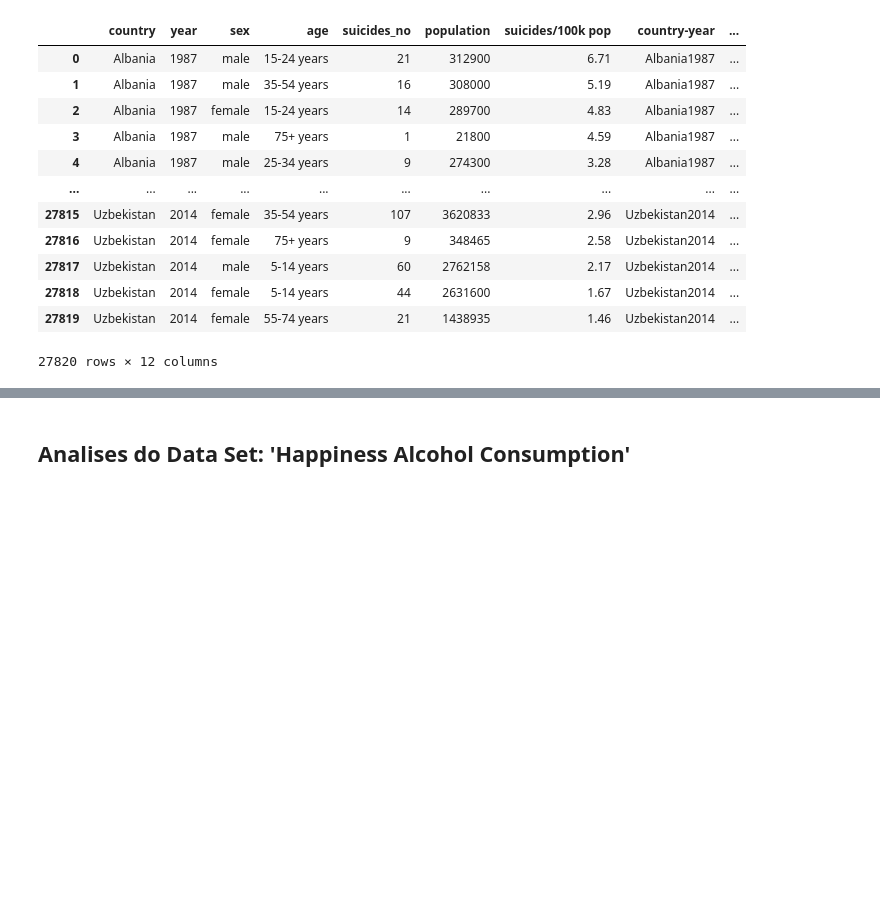
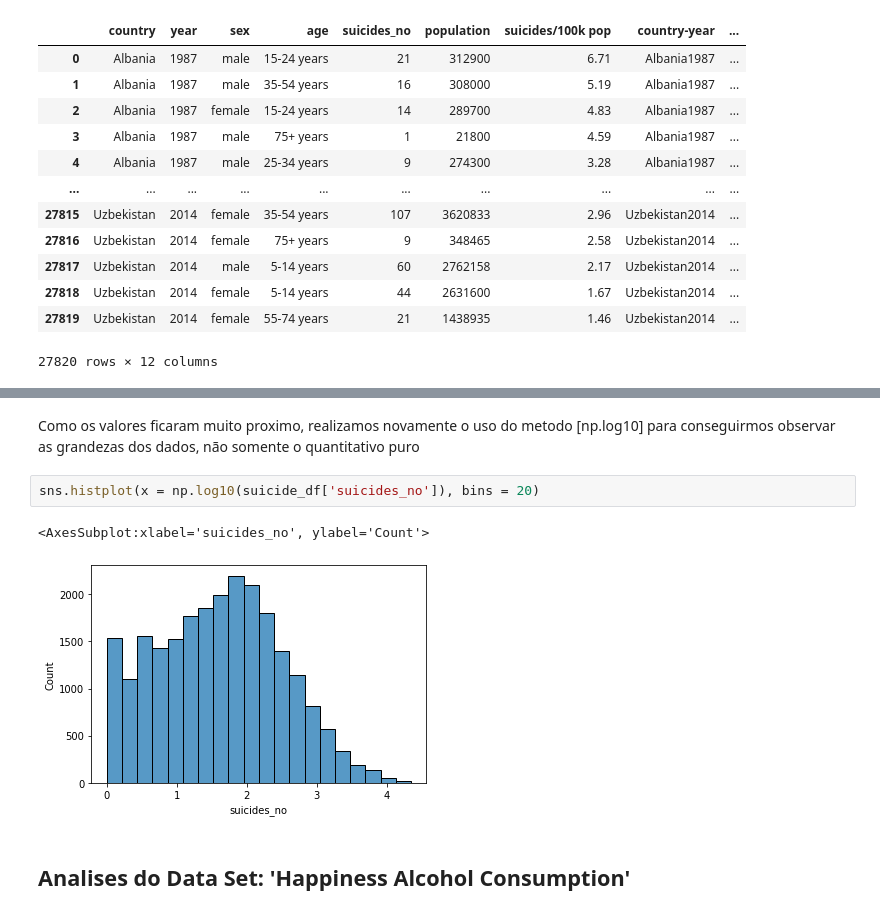
Before and after one commit to DevNataneto/ProjetoCDIA, a Jupyter notebook: analises.ipynb, the cells around one changed output, grey strips where cells are left out. Saved outputs shown, nothing was run; the diff lists cells and outputs as text; blank space fills up the shorter version.

```diff
--- a/analises.ipynb
+++ b/analises.ipynb
@@ -64,3 +56,10 @@ sns.boxplot(y = suicides_no, x = suicides_year)
+# %% [markdown]
+Como os valores ficaram muito proximo, realizamos novamente o uso do metodo [np.log10] para conseguirmos observar as grandezas dos dados, não somente o quantitativo puro
+# %%
+sns.histplot(x = np.log10(suicide_df['suicides_no']), bins = 20)
+# %% [output]
+<AxesSubplot:xlabel='suicides_no', ylabel='Count'>
+[figure, added]
 # %% [markdown]
 ## Analises do Data Set: 'Happiness Alcohol Consumption'
 # %% [markdown]
```
Also changed, not shown: parts of 14 cells of this notebook.
